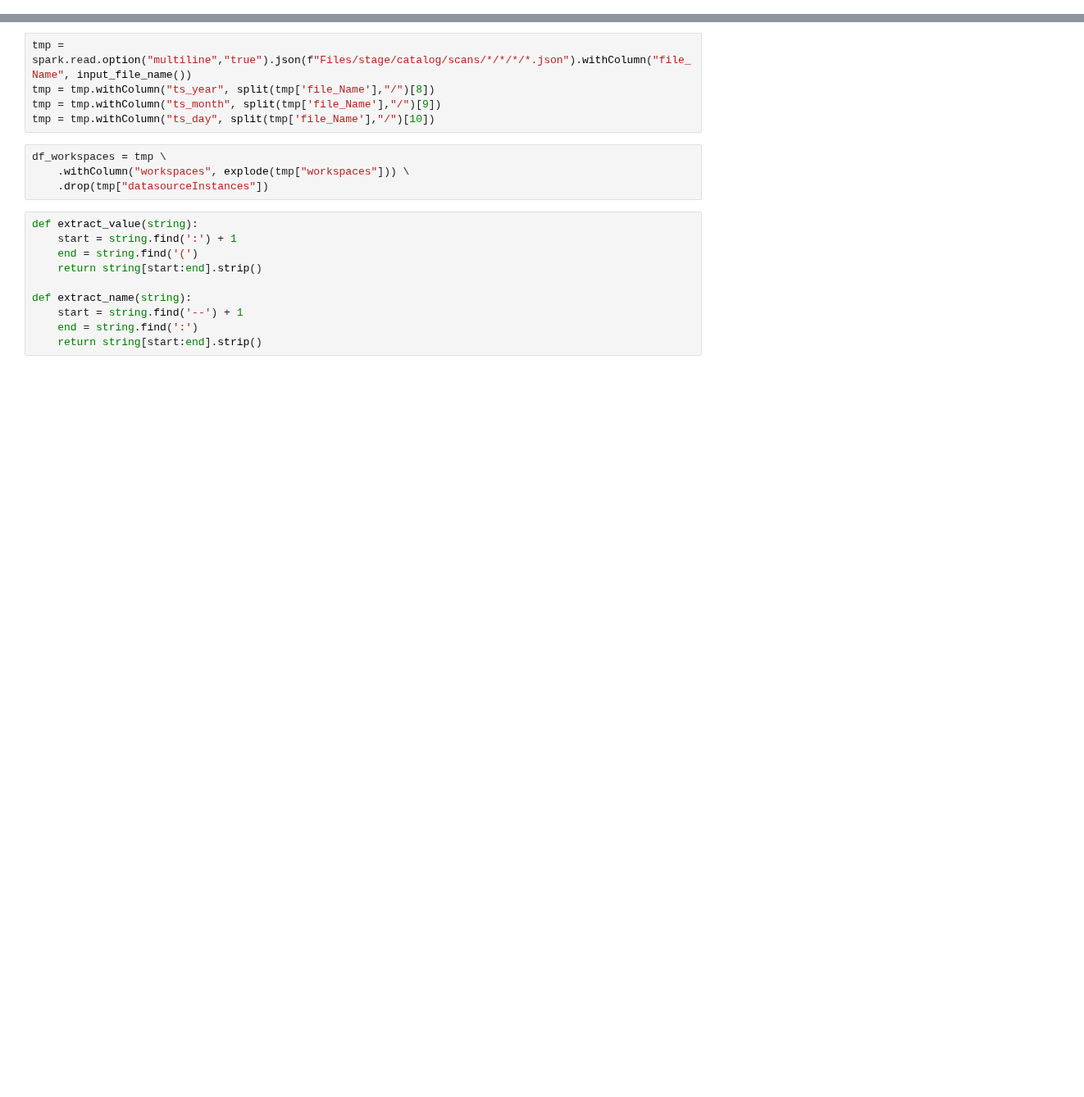
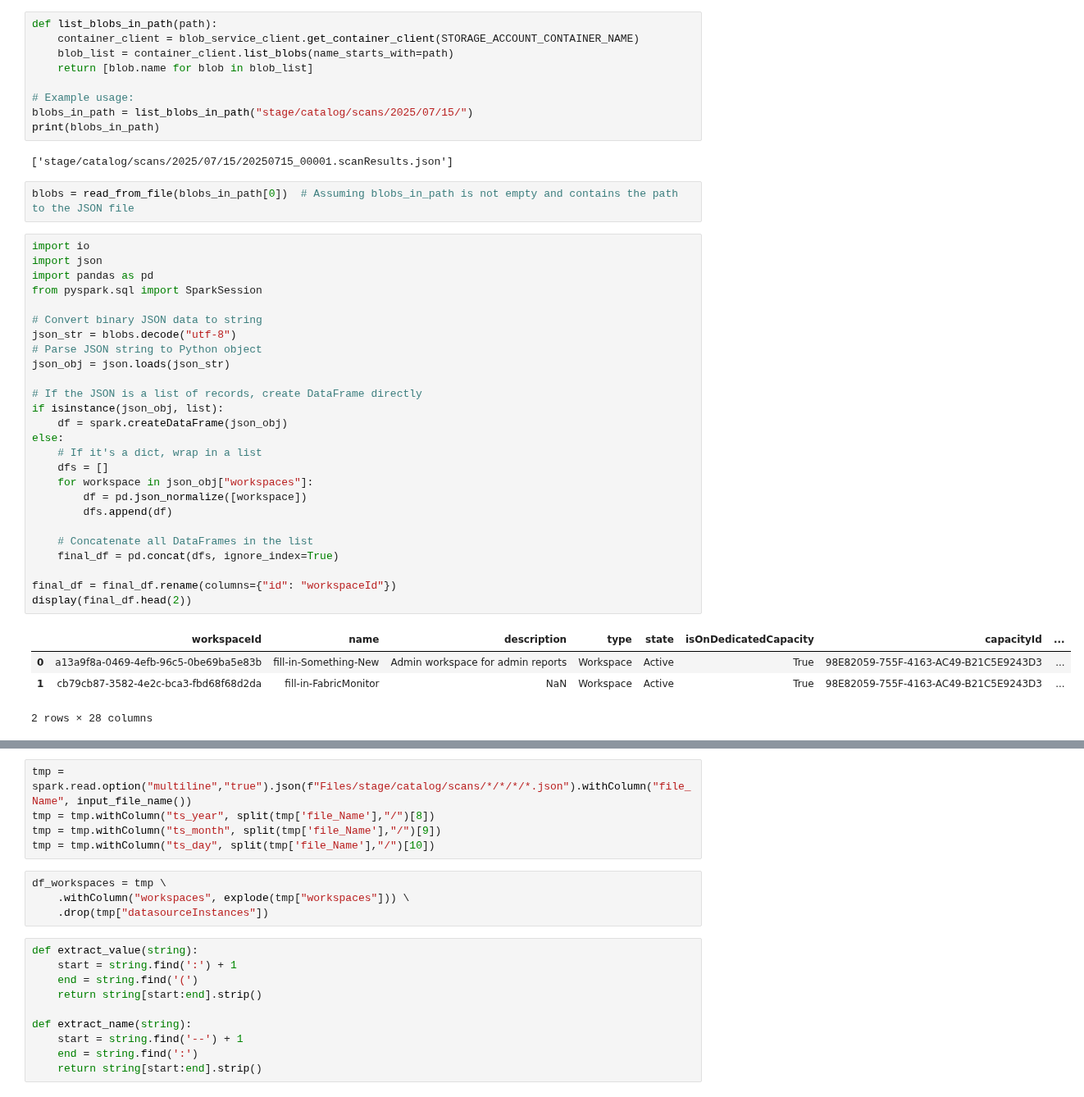
Before and after one commit to Coding-Forge/Fabric, a Jupyter notebook: notebooks/catalog.ipynb, the cells around one changed output, grey strips where cells are left out. Shown at 82% size. Drawn from its saved outputs; the diff is of its cells as text; blank space fills up the shorter version.

Commit message:
update catalog with new info

```diff
--- a/notebooks/catalog.ipynb
+++ b/notebooks/catalog.ipynb
@@ -8,0 +22,44 @@ remove_tables=False
+# %%
+def list_blobs_in_path(path):
+    container_client = blob_service_client.get_container_client(STORAGE_ACCOUNT_CONTAINER_NAME)
+    blob_list = container_client.list_blobs(name_starts_with=path)
+    return [blob.name for blob in blob_list]
+
+# Example usage:
+blobs_in_path = list_blobs_in_path("stage/catalog/scans/2025/07/15/")
+print(blobs_in_path)
+# %% [output]
+['stage/catalog/scans/2025/07/15/20250715_00001.scanResults.json']
+# %%
+blobs = read_from_file(blobs_in_path[0])  # Assuming blobs_in_path is not empty and contains the path to the JSON file
+# %%
+import io
+import json
+import pandas as pd
+from pyspark.sql import SparkSession
+
+# Convert binary JSON data to string
+json_str = blobs.decode("utf-8")
+# Parse JSON string to Python object
+json_obj = json.loads(json_str)
+
+# If the JSON is a list of records, create DataFrame directly
+if isinstance(json_obj, list):
+    df = spark.createDataFrame(json_obj)
+else:
+    # If it's a dict, wrap in a list
+    dfs = []
+    for workspace in json_obj["workspaces"]:
+        df = pd.json_normalize([workspace])
+        dfs.append(df)
+
+    # Concatenate all DataFrames in the list
+    final_df = pd.concat(dfs, ignore_index=True)
+
+final_df = final_df.rename(columns={"id": "workspaceId"})
+display(final_df.head(2))
+# %% [output]
+|  | workspaceId | name | description | type | state | isOnDedicatedCapacity | capacityId | ... |
+| 0 | a13a9f8a-0469-4efb-96c5-0be69ba5e83b | fill-in-Something-New | Admin workspace for admin reports | Workspace | Active | True | 98E82059-755F-4163-AC49-B21C5E9243D3 | ... |
+| 1 | cb79cb87-3582-4e2c-bca3-fbd68f68d2da | fill-in-FabricMonitor | NaN | Workspace | Active | True | 98E82059-755F-4163-AC49-B21C5E9243D3 | ... |
+2 rows × 28 columns
```
Also changed, not shown: parts of 5 cells of this notebook.
